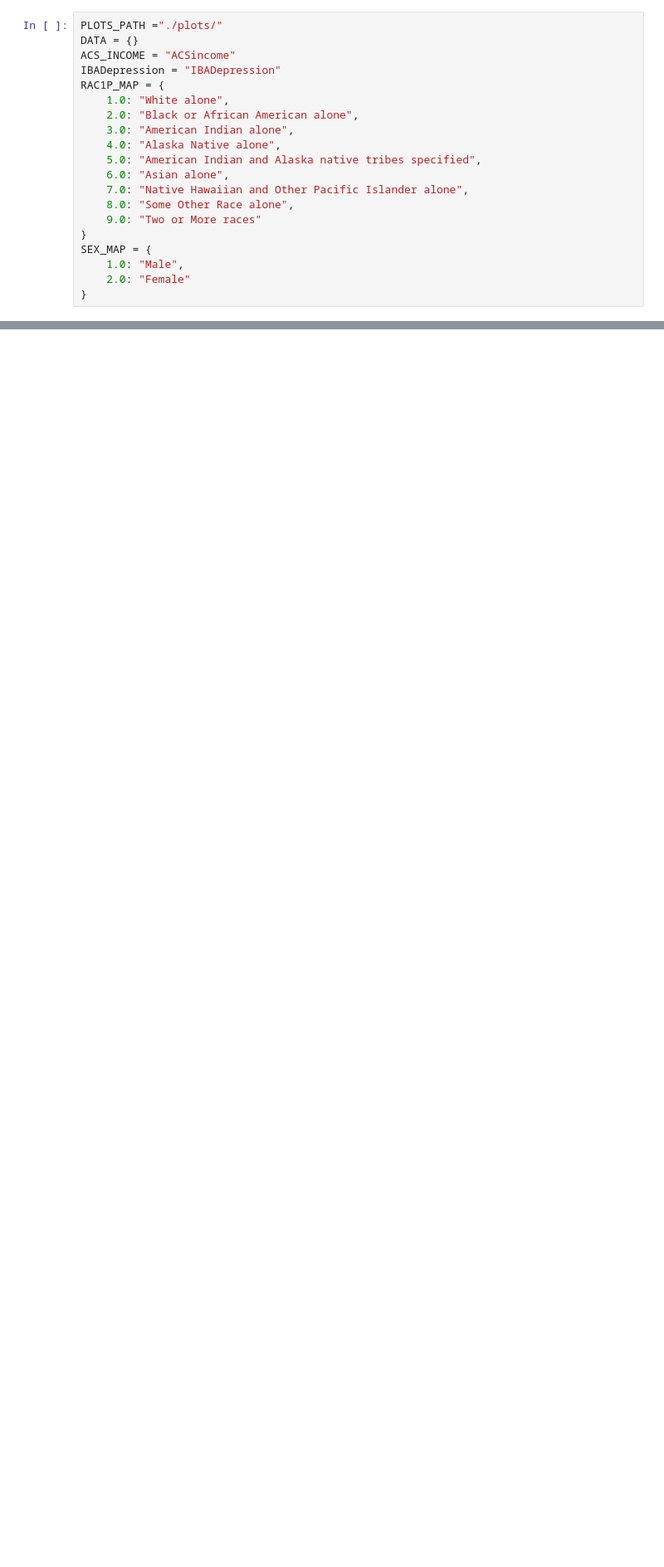
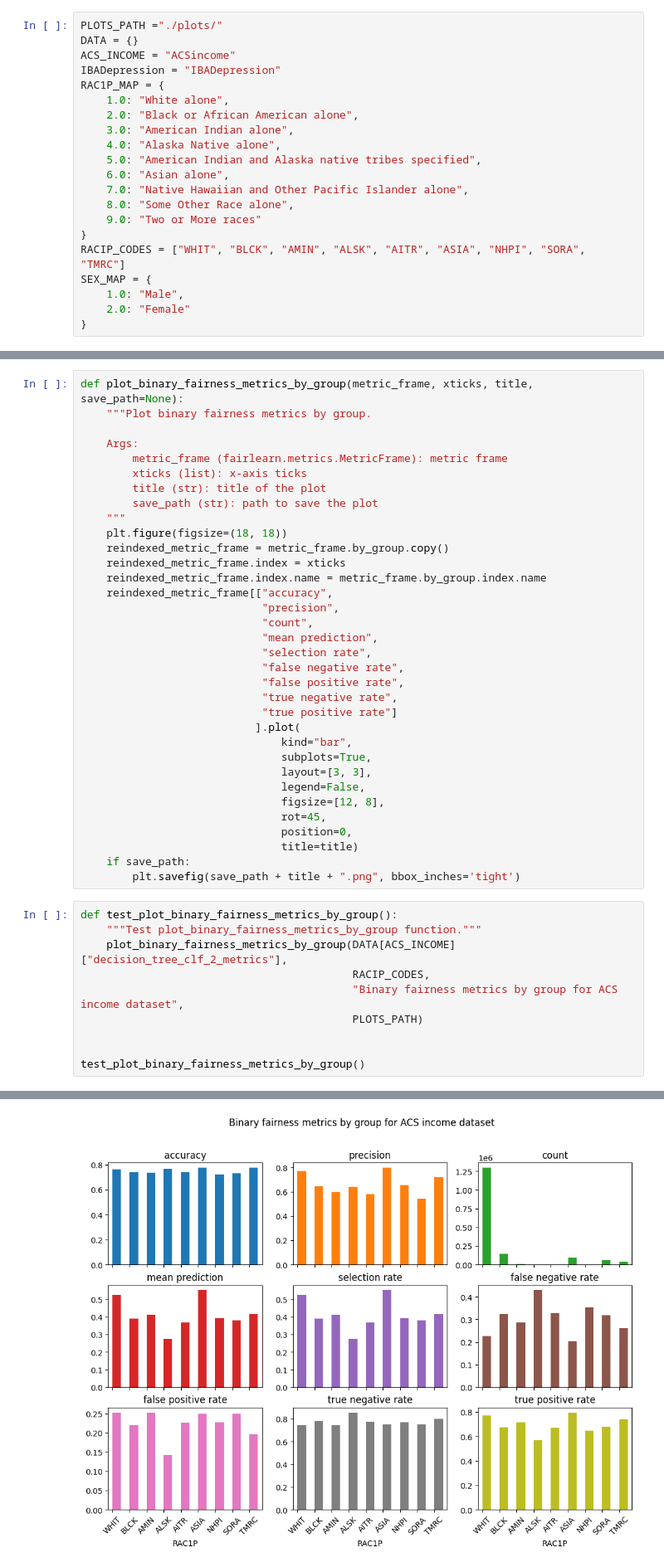
Before and after one commit to zeyuyang8/fairml, a Jupyter notebook: notebooks/acs_income.ipynb, the cells around one changed output, grey strips where cells are left out. Shown: that part at 83% size. Drawn from its saved outputs; the diff is of its cells as text; blank space fills up the shorter version.

```diff
--- a/notebooks/acs_income.ipynb
+++ b/notebooks/acs_income.ipynb
@@ -35,6 +39,7 @@ RAC1P_MAP = {
     8.0: "Some Other Race alone",
     9.0: "Two or More races"
 }
+RACIP_CODES = ["WHIT", "BLCK", "AMIN", "ALSK", "AITR", "ASIA", "NHPI", "SORA", "TMRC"]
 SEX_MAP = {
     1.0: "Male",
     2.0: "Female"
@@ -359,0 +431,45 @@ def eval_binary_clf_fairness():
+# %%
+def plot_binary_fairness_metrics_by_group(metric_frame, xticks, title, save_path=None):
+    """Plot binary fairness metrics by group.
+
+    Args:
+        metric_frame (fairlearn.metrics.MetricFrame): metric frame
+        xticks (list): x-axis ticks
+        title (str): title of the plot
+        save_path (str): path to save the plot
+    """
+    plt.figure(figsize=(18, 18))
+    reindexed_metric_frame = metric_frame.by_group.copy()
+    reindexed_metric_frame.index = xticks
+    reindexed_metric_frame.index.name = metric_frame.by_group.index.name
+    reindexed_metric_frame[["accuracy",
+                            "precision",
+                            "count",
+                            "mean prediction",
+                            "selection rate",
+                            "false negative rate",
+                            "false positive rate",
+                            "true negative rate",
+                            "true positive rate"]
+                           ].plot(
+                               kind="bar",
+                               subplots=True,
+                               layout=[3, 3],
+                               legend=False,
+                               figsize=[12, 8],
+                               rot=45,
+                               position=0,
+                               title=title)
+    if save_path:
+        plt.savefig(save_path + title + ".png", bbox_inches='tight')
+# %%
+def test_plot_binary_fairness_metrics_by_group():
+    """Test plot_binary_fairness_metrics_by_group function."""
+    plot_binary_fairness_metrics_by_group(DATA[ACS_INCOME]["decision_tree_clf_2_metrics"],
+                                          RACIP_CODES,
+                                          "Binary fairness metrics by group for ACS income dataset",
+                                          PLOTS_PATH)
+
+
+test_plot_binary_fairness_metrics_by_group()
+# %% [output]
@@ -359,0 +477 @@ def eval_binary_clf_fairness():
+[figure, added]
```
Also changed, not shown: parts of 11 cells of this notebook, 3 other files.
